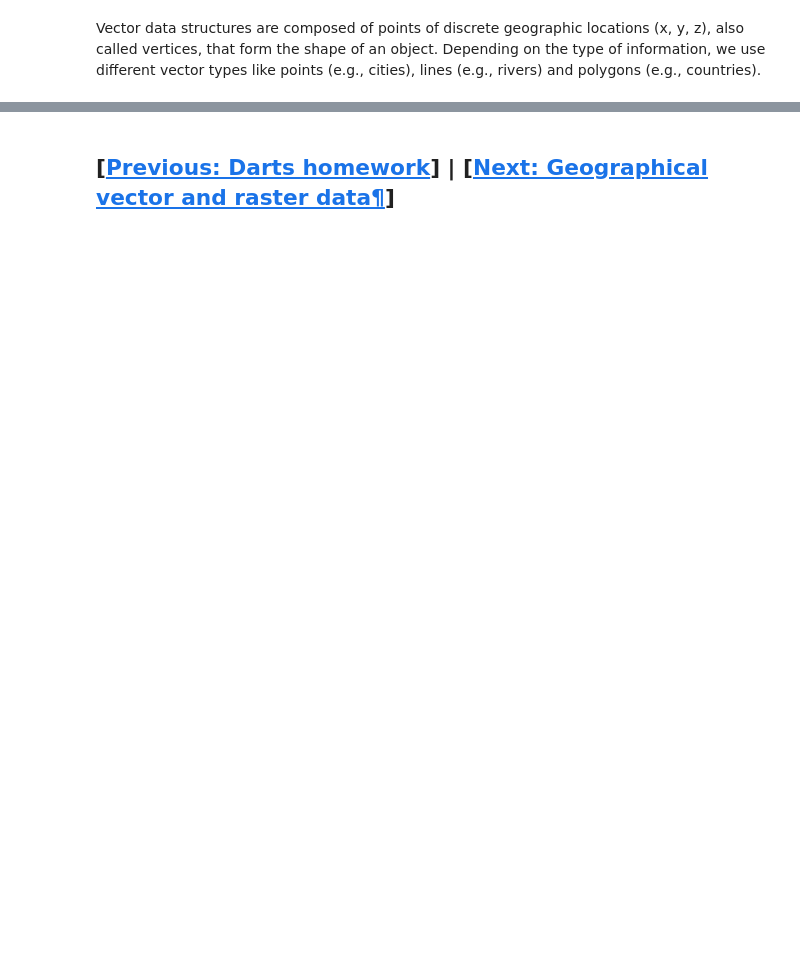
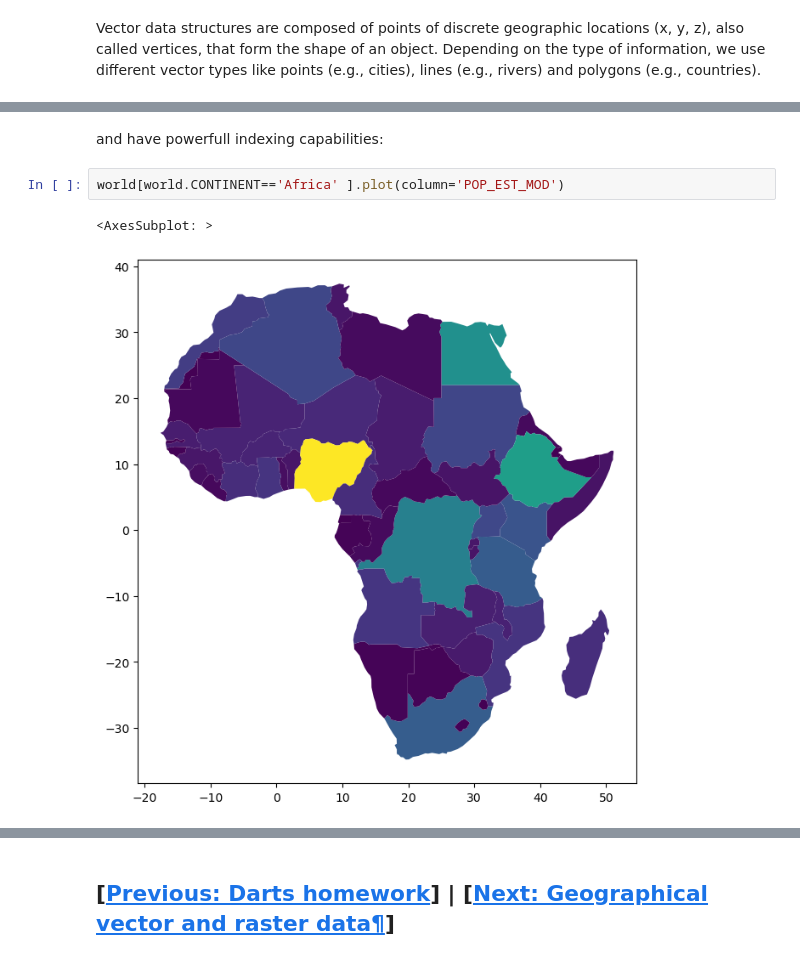
Before and after one commit to sebsteinig/introduction-to-scientific-computing, a Jupyter notebook: week_5/chapters/03-vectors_and_rasters.ipynb, the cells around one changed output, grey strips where cells are left out. Drawn from its saved outputs; the diff is of its cells as text; blank space fills up the shorter version.

```diff
--- a/week_5/chapters/03-vectors_and_rasters.ipynb
+++ b/week_5/chapters/03-vectors_and_rasters.ipynb
@@ -28,0 +145,7 @@ Note: `GeoPandas` is using this 'table' approach because it is primarily build u
+# %% [markdown]
+and have powerfull indexing capabilities:
+# %%
+world[world.CONTINENT=='Africa' ].plot(column='POP_EST_MOD')
+# %% [output]
+<AxesSubplot: >
+[figure, added]
```
Also changed, not shown: parts of 27 cells of this notebook, 25 other files.
